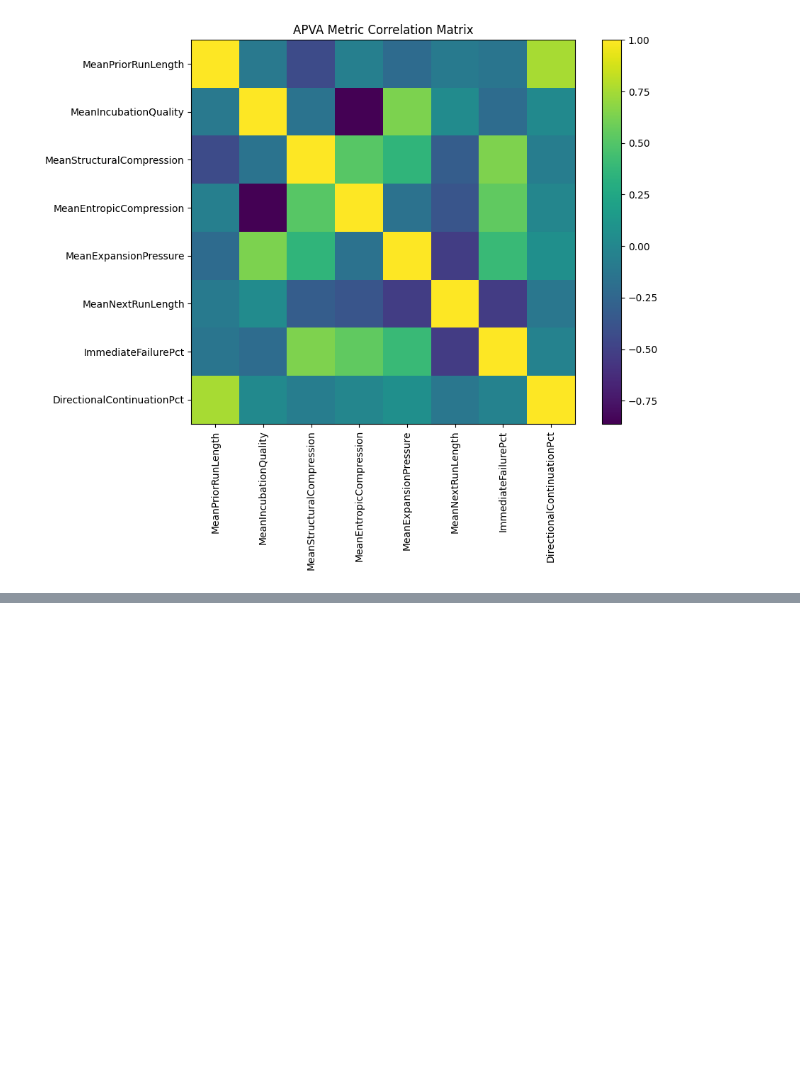
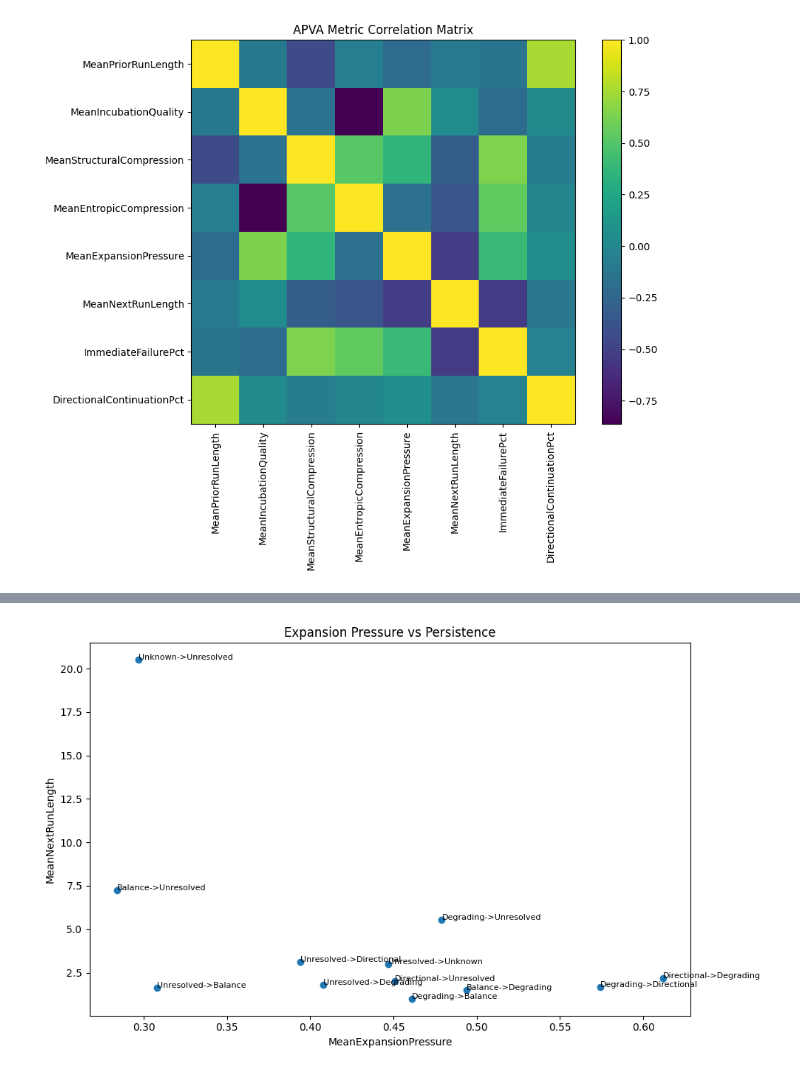
Before and after one commit to rzahraie/ApvaAnalysis, a Jupyter notebook: apva_phase01_exploration.ipynb, the cells around one changed output, grey strips where cells are left out. Cells and saved outputs as stored; diff of their text form; code cells hidden in the pictures; blank space fills up the shorter version.

```diff
--- a/apva_phase01_exploration.ipynb
+++ b/apva_phase01_exploration.ipynb
@@ -312,0 +389,24 @@ plt.show()
+# %%
+plt.figure(figsize=(10,6))
+
+plt.scatter(
+    merged["MeanExpansionPressure"],
+    merged["MeanNextRunLength"]
+)
+
+for _, row in merged.iterrows():
+    plt.text(
+        row["MeanExpansionPressure"],
+        row["MeanNextRunLength"],
+        row["Transition"],
+        fontsize=8
+    )
+
+plt.xlabel("MeanExpansionPressure")
+plt.ylabel("MeanNextRunLength")
+plt.title("Expansion Pressure vs Persistence")
+
+plt.tight_layout()
+plt.show()
+# %% [output]
+[figure, added]
```
Also changed, not shown: parts of 3 cells of this notebook, 6 other files.
